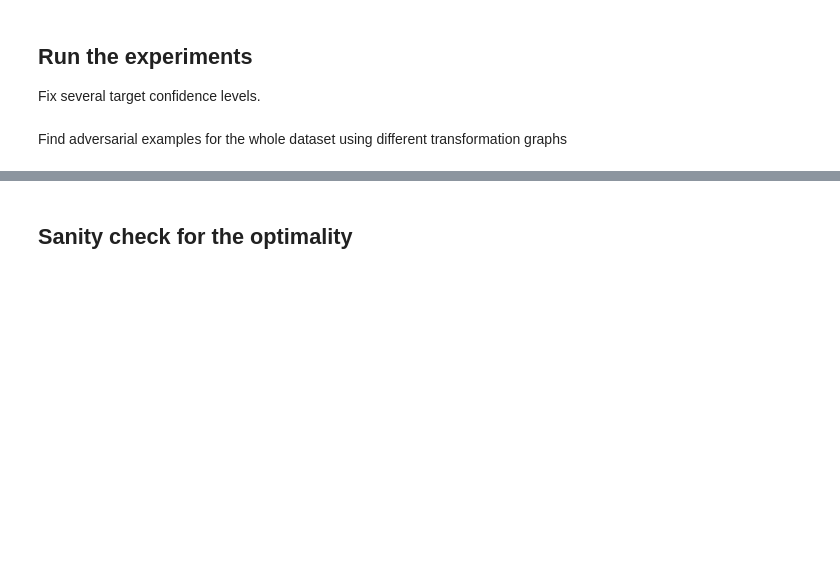
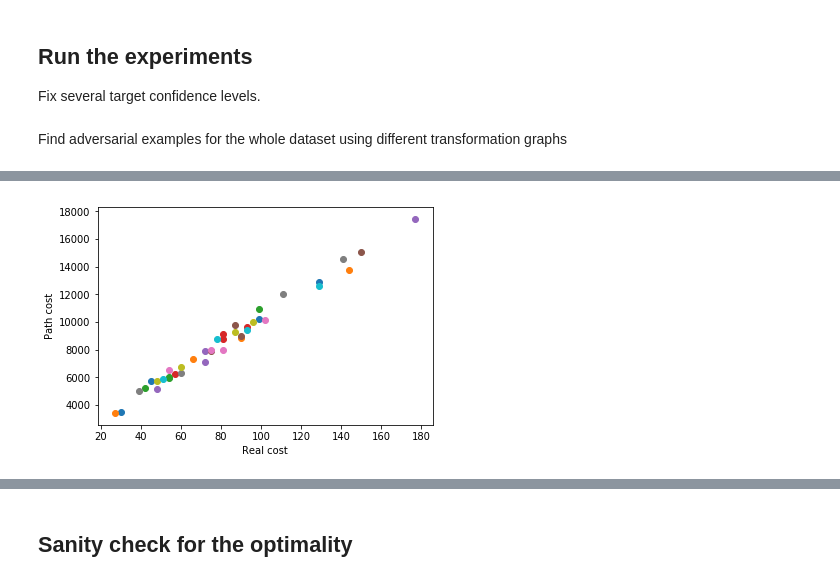
Before and after one commit to spring-epfl/trickster, a Jupyter notebook: notebooks/wfp_adversarial.ipynb, the cells around one changed output, grey strips where cells are left out. Drawn from its saved outputs; the diff is of its cells as text; code cells hidden in the pictures; blank space fills up the shorter version.

```diff
--- a/notebooks/wfp_adversarial.ipynb
+++ b/notebooks/wfp_adversarial.ipynb
@@ -459,0 +406,9 @@ for res in results_graph_2:
+# %%
+for res in results_graph_1:
+    plt.scatter(res['real_cost'], res['path_cost'])
+
+plt.xlabel('Real cost')
+plt.ylabel('Path cost')
+plt.show()
+# %% [output]
+[figure, added]
```
Also changed, not shown: parts of 12 cells of this notebook.
